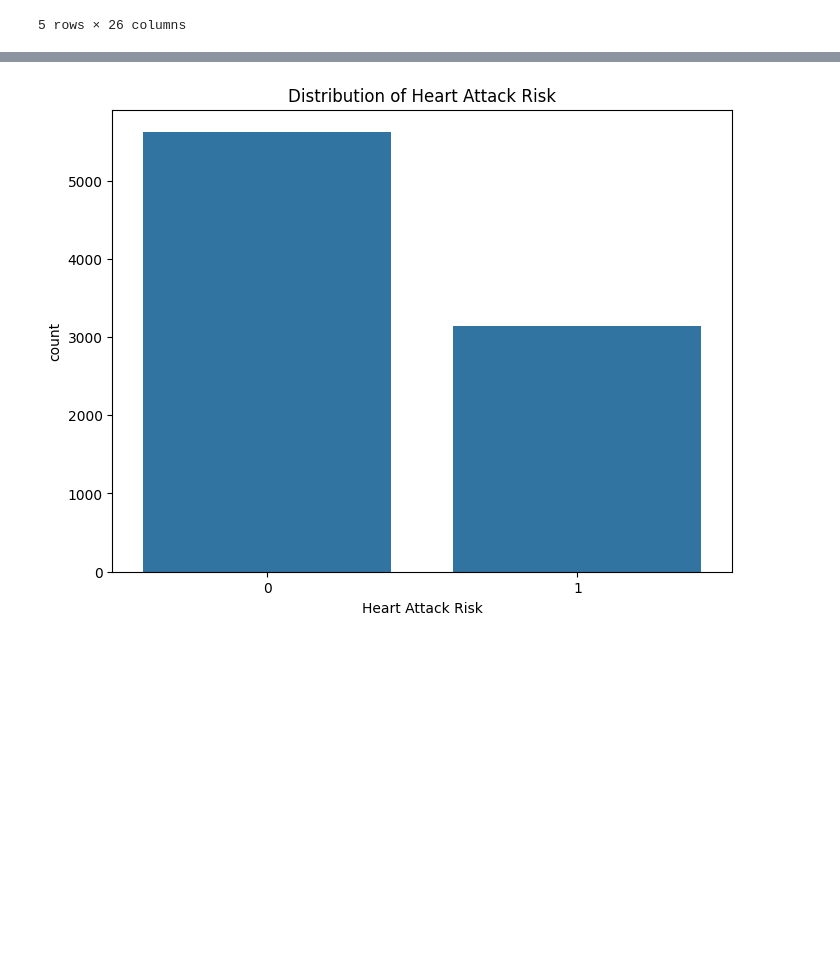
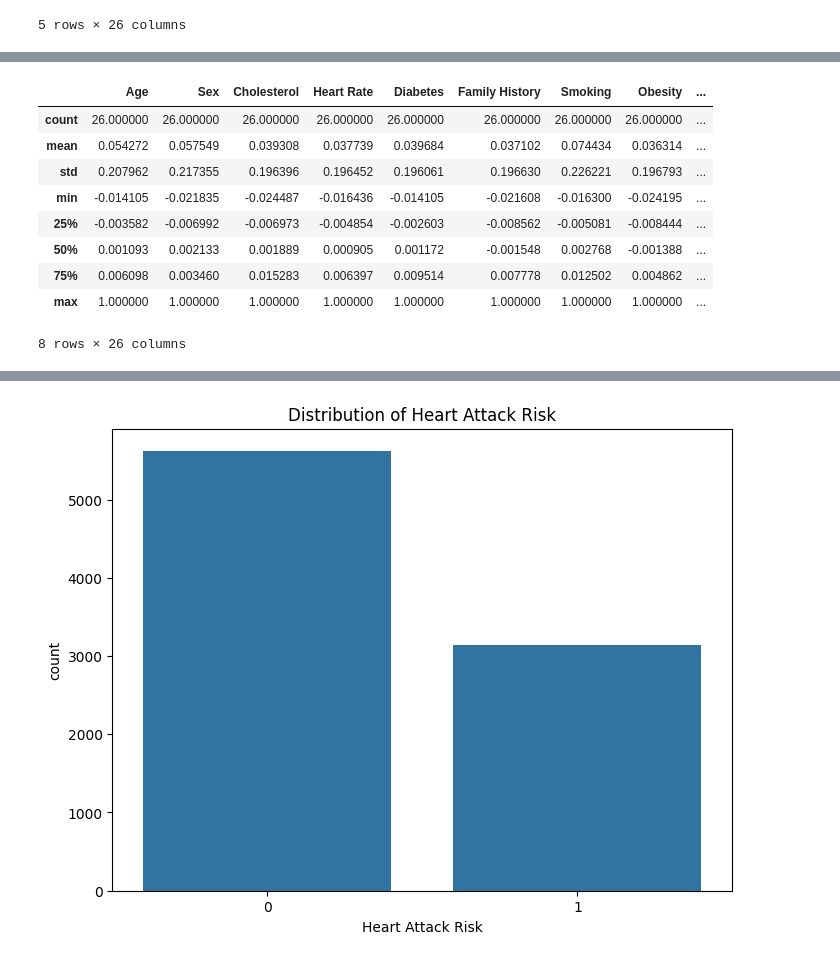
Before and after one commit to maddiejane25/Project-2, a Jupyter notebook: mj_mi_data.ipynb, the cells around one changed output, grey strips where cells are left out. Saved outputs shown, nothing was run; the diff lists cells and outputs as text; code cells hidden in the pictures; blank space fills up the shorter version.

```diff
--- a/mj_mi_data.ipynb
+++ b/mj_mi_data.ipynb
@@ -475,3 +475,8 @@ MI_df.head()
 | 3 | 84 | 1 | 383 | 73 | 1 | 1 | 1 | 0 | ... |
 | 4 | 66 | 1 | 318 | 93 | 1 | 1 | 1 | 1 | ... |
 5 rows × 26 columns
+# %%
+heat_map_df = MI_df.copy()
+# %%
+heat_map_corr = heat_map_df.corr()
+heat_map_corr.unstack().sort_values().drop_duplicates()
@@ -477,0 +498,13 @@ MI_df.head()
+# %%
+heat_map_corr.describe()
+# %% [output]
+|  | Age | Sex | Cholesterol | Heart Rate | Diabetes | Family History | Smoking | Obesity | ... |
+| count | 26.000000 | 26.000000 | 26.000000 | 26.000000 | 26.000000 | 26.000000 | 26.000000 | 26.000000 | ... |
+| mean | 0.054272 | 0.057549 | 0.039308 | 0.037739 | 0.039684 | 0.037102 | 0.074434 | 0.036314 | ... |
+| std | 0.207962 | 0.217355 | 0.196396 | 0.196452 | 0.196061 | 0.196630 | 0.226221 | 0.196793 | ... |
+| min | -0.014105 | -0.021835 | -0.024487 | -0.016436 | -0.014105 | -0.021608 | -0.016300 | -0.024195 | ... |
+| 25% | -0.003582 | -0.006992 | -0.006973 | -0.004854 | -0.002603 | -0.008562 | -0.005081 | -0.008444 | ... |
+| 50% | 0.001093 | 0.002133 | 0.001889 | 0.000905 | 0.001172 | -0.001548 | 0.002768 | -0.001388 | ... |
+| 75% | 0.006098 | 0.003460 | 0.015283 | 0.006397 | 0.009514 | 0.007778 | 0.012502 | 0.004862 | ... |
+| max | 1.000000 | 1.000000 | 1.000000 | 1.000000 | 1.000000 | 1.000000 | 1.000000 | 1.000000 | ... |
+8 rows × 26 columns
```
Also changed, not shown: parts of 9 cells of this notebook.
